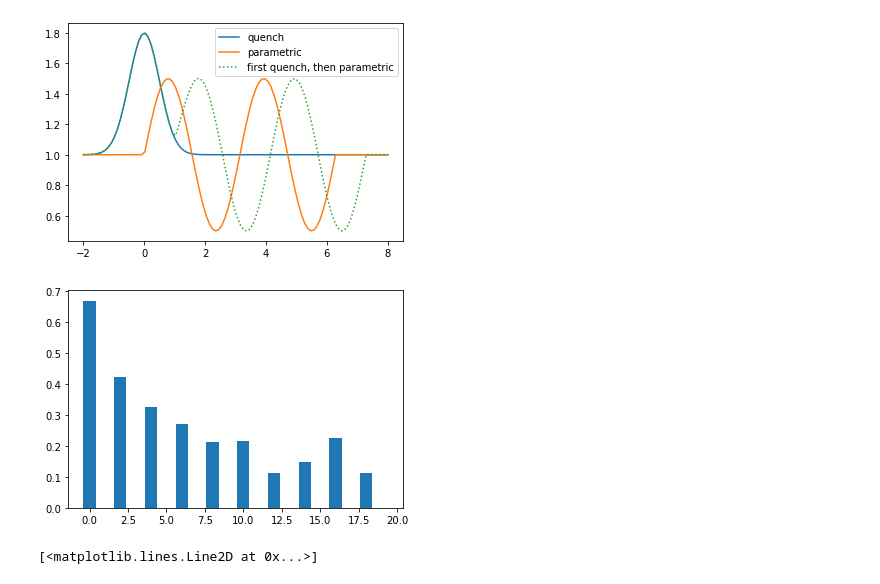
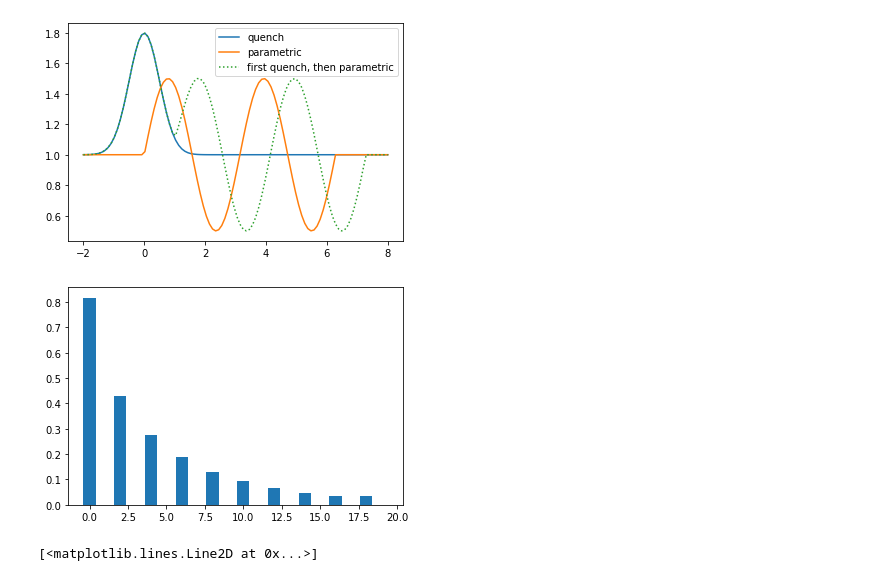
Before and after one commit to R-Thomm/Robin-Master, a Jupyter notebook: squeezed.ipynb, the cells around one changed output. Saved outputs shown, nothing was run; the diff lists cells and outputs as text; code cells hidden in the pictures.

```diff
--- a/squeezed.ipynb
+++ b/squeezed.ipynb
@@ -88,16 +88,16 @@ resultP = mesolve(H, psi0, timesP, args=argsP)
 timesQP = np.linspace(-2,12,600)
 resultQP = mesolve(H, psi0, timesQP, args=argsQP)
 # %%
-psi = resultP.states[-1]
+psi = resultQ.states[-1]
 
 # print the occupation of the different fock states
 # and yes, it is a squeezed state!!!
 
 psiP = abs(psi.dag().full())[0]
 plt.bar(np.arange(0,n),psiP)
 plt.show()
 # %% [output]
-[figure, old version]
+[figure, new version]
 # %%
 # dimensionless position and momentum operators
 ad = create(n)
```
